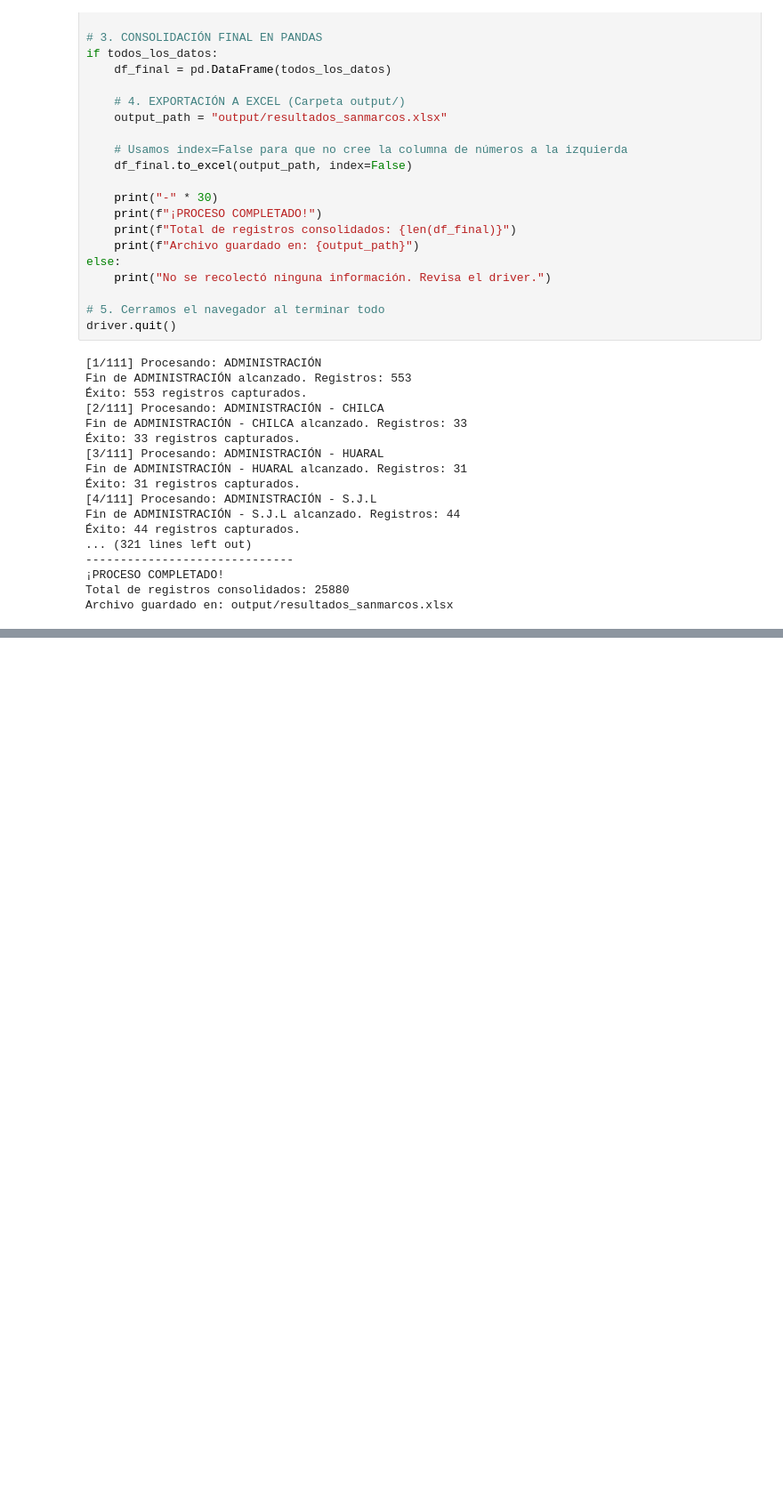
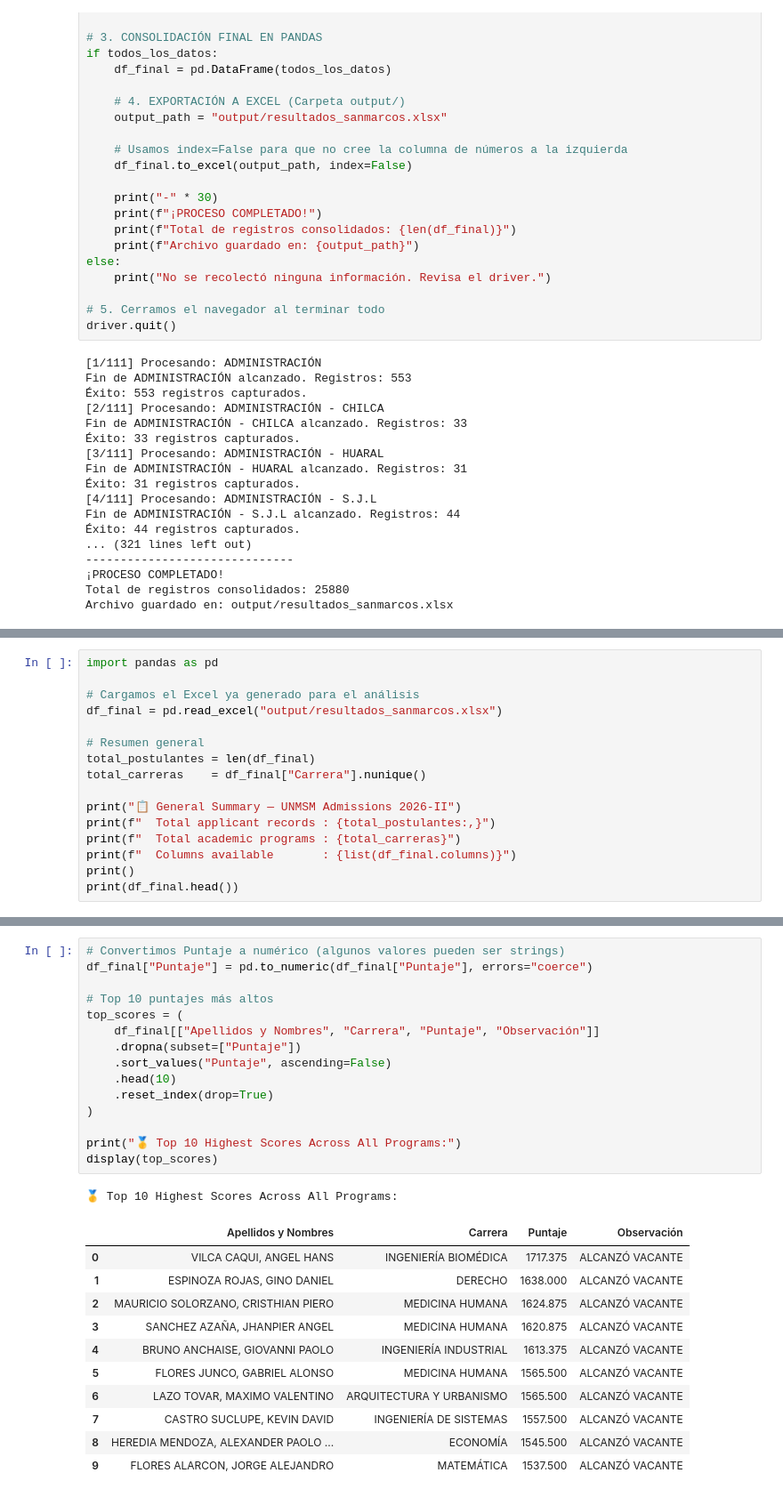
Before and after one commit to alejandroventuraventurameza-tech/Scraping_data, a Jupyter notebook: scraper.ipynb, the cells around one changed output, grey strips where cells are left out. Shown at 89% size. Cells and saved outputs as stored; diff of their text form; blank space fills up the shorter version.

```diff
--- a/scraper.ipynb
+++ b/scraper.ipynb
@@ -220,0 +259,16 @@ Archivo guardado en: output/resultados_sanmarcos.xlsx
+# %%
+import pandas as pd
+
+# Cargamos el Excel ya generado para el análisis
+df_final = pd.read_excel("output/resultados_sanmarcos.xlsx")
+
+# Resumen general
+total_postulantes = len(df_final)
+total_carreras    = df_final["Carrera"].nunique()
+
+print("📋 General Summary — UNMSM Admissions 2026-II")
+print(f"  Total applicant records : {total_postulantes:,}")
+print(f"  Total academic programs : {total_carreras}")
+print(f"  Columns available       : {list(df_final.columns)}")
+print()
+print(df_final.head())
@@ -220,0 +364,28 @@ Archivo guardado en: output/resultados_sanmarcos.xlsx
+# %%
+# Convertimos Puntaje a numérico (algunos valores pueden ser strings)
+df_final["Puntaje"] = pd.to_numeric(df_final["Puntaje"], errors="coerce")
+
+# Top 10 puntajes más altos
+top_scores = (
+    df_final[["Apellidos y Nombres", "Carrera", "Puntaje", "Observación"]]
+    .dropna(subset=["Puntaje"])
+    .sort_values("Puntaje", ascending=False)
+    .head(10)
+    .reset_index(drop=True)
+)
+
+print("🥇 Top 10 Highest Scores Across All Programs:")
+display(top_scores)
+# %% [output]
+🥇 Top 10 Highest Scores Across All Programs:
+|  | Apellidos y Nombres | Carrera | Puntaje | Observación |
+| 0 | VILCA CAQUI, ANGEL HANS | INGENIERÍA BIOMÉDICA | 1717.375 | ALCANZÓ VACANTE |
+| 1 | ESPINOZA ROJAS, GINO DANIEL | DERECHO | 1638.000 | ALCANZÓ VACANTE |
+| 2 | MAURICIO SOLORZANO, CRISTHIAN PIERO | MEDICINA HUMANA | 1624.875 | ALCANZÓ VACANTE |
+| 3 | SANCHEZ AZAÑA, JHANPIER ANGEL | MEDICINA HUMANA | 1620.875 | ALCANZÓ VACANTE |
+| 4 | BRUNO ANCHAISE, GIOVANNI PAOLO | INGENIERÍA INDUSTRIAL | 1613.375 | ALCANZÓ VACANTE |
+| 5 | FLORES JUNCO, GABRIEL ALONSO | MEDICINA HUMANA | 1565.500 | ALCANZÓ VACANTE |
+| 6 | LAZO TOVAR, MAXIMO VALENTINO | ARQUITECTURA Y URBANISMO | 1565.500 | ALCANZÓ VACANTE |
+| 7 | CASTRO SUCLUPE, KEVIN DAVID | INGENIERÍA DE SISTEMAS | 1557.500 | ALCANZÓ VACANTE |
+| 8 | HEREDIA MENDOZA, ALEXANDER PAOLO ... | ECONOMÍA | 1545.500 | ALCANZÓ VACANTE |
+| 9 | FLORES ALARCON, JORGE ALEJANDRO | MATEMÁTICA | 1537.500 | ALCANZÓ VACANTE |
```
Also changed, not shown: parts of 17 cells of this notebook.
